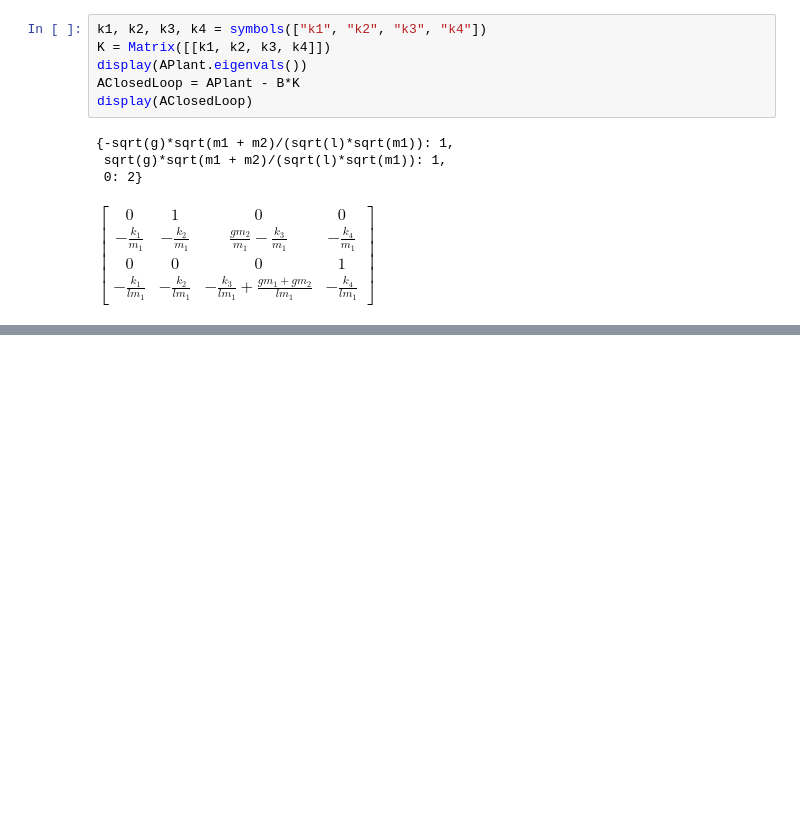
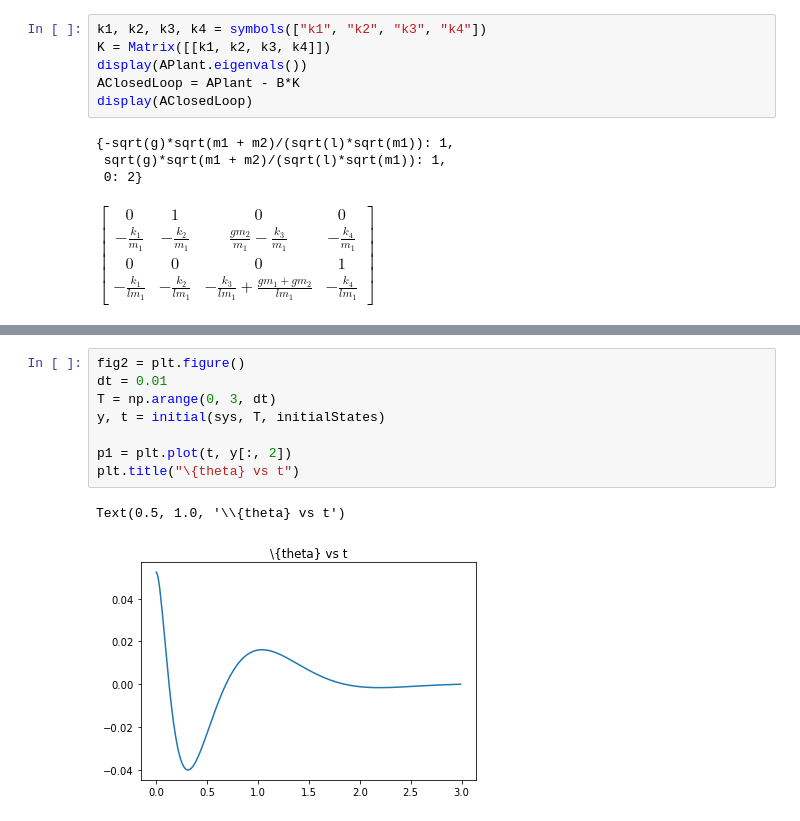
Before and after one commit to seanybaggins/ipendulum, a Jupyter notebook: simulation/gains-derivation.ipynb, the cells around one changed output, grey strips where cells are left out. Saved outputs shown, nothing was run; the diff lists cells and outputs as text; blank space fills up the shorter version.

```diff
--- a/simulation/gains-derivation.ipynb
+++ b/simulation/gains-derivation.ipynb
@@ -158,0 +184,11 @@ $\displaystyle 100.0 \left(0.1 s + 1.0\right)^{2} \left(s - 0.728752707683683\ri
+# %%
+fig2 = plt.figure()
+dt = 0.01
+T = np.arange(0, 3, dt)
+y, t = initial(sys, T, initialStates)
+
+p1 = plt.plot(t, y[:, 2])
+plt.title("\{theta} vs t")
+# %% [output]
+Text(0.5, 1.0, '\\{theta} vs t')
+[figure, added]
```
Also changed, not shown: parts of 4 cells of this notebook, 5 other files.
